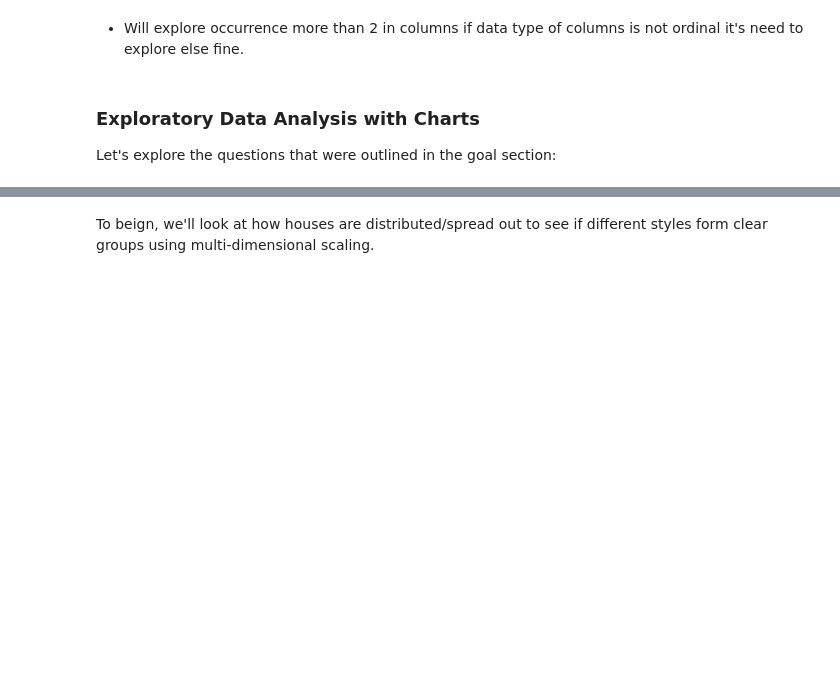
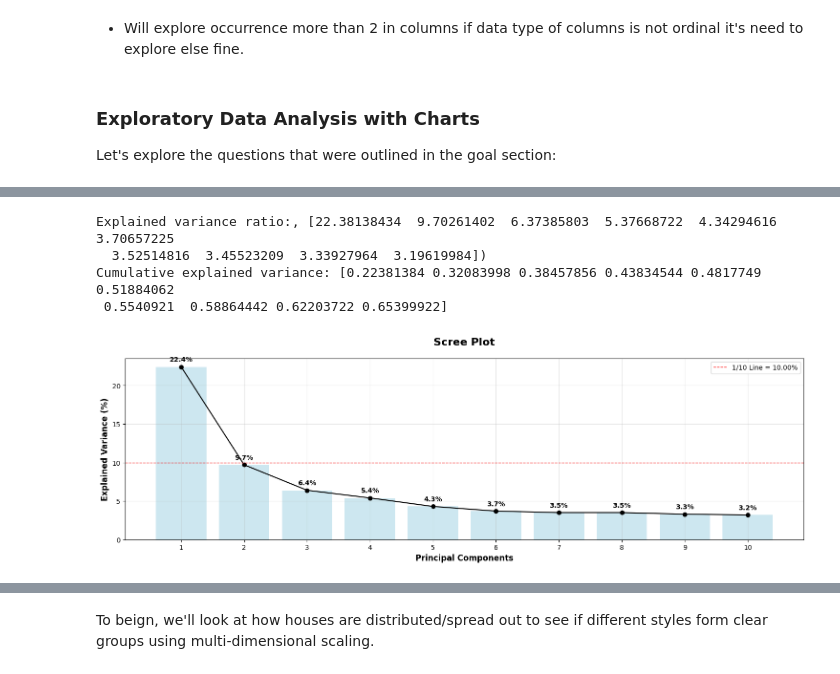
Before and after one commit to annugit1655/Real-Estate-Price-Prediction, a Jupyter notebook: Real-Estate-Price-Prediction/notebooks/EDA-house-part-1.ipynb, the cells around one changed output, grey strips where cells are left out. Drawn from its saved outputs; the diff is of its cells as text; code cells hidden in the pictures; blank space fills up the shorter version.

```diff
--- a/Real-Estate-Price-Prediction/notebooks/EDA-house-part-1.ipynb
+++ b/Real-Estate-Price-Prediction/notebooks/EDA-house-part-1.ipynb
@@ -322,0 +339,58 @@ plt.show()
+# %%
+# Dataset
+X = num_df.copy().fillna(0)
+
+# Step 2: Standardize the data (important for PCA)
+scaler = StandardScaler()
+X_scaled = scaler.fit_transform(X)
+
+# Step 3: Run PCA
+pca = PCA(n_components=10, random_state=42)   # choose number of components you want
+X_pca = pca.fit_transform(X_scaled)
+
+# pca Dataframe
+pc_df = pd.DataFrame({
+    "PC1" : pca.components_[0],
+    "PC2" : pca.components_[1]
+}, index=num_cols)
+
+# Step 4: Check explained variance
+print(f"Explained variance ratio:, {(pca.explained_variance_ratio_)*100})")
+print("Cumulative explained variance:", pca.explained_variance_ratio_.cumsum())
+
+# Visualization
+pc_variance = np.round(pca.explained_variance_ratio_*100, 1)
+
+# 1/10th line (if you have 10 components, adjust denominator accordingly)
+one_tenth_line = 100 / len(pc_variance)
+
+fig, ax = plt.subplots(figsize=(15, 5))
+# Scree plot
+ax.bar(range(1, len(pc_variance)+1), pc_variance, alpha=0.6, color='lightblue')
+# Line plot
+ax.plot(range(1, len(pc_variance)+1), pc_variance, marker='o', color='k')
+
+# plot horizontal 1/6th line
+ax.axhline(y=one_tenth_line, color='red', lw=1, ls='--', label = f"1/{len(pc_variance)} Line = {one_tenth_line:.2f}%")
+
+# Annotate the text
+for i, v in enumerate(pc_variance, start=1):
+    ax.text(i, v+0.5, f"{v}%", ha='center', va='bottom', fontsize=10, color='k', fontweight='bold')
+
+# Format x-axis
+ax.set_xticks(range(1, len(pc_variance)+1))
+# Add label and legend
+ax.set_title("Scree Plot", fontsize=16, fontweight='bold', y=1.05)
+ax.set_xlabel("Principal Components", fontsize=12, fontweight='bold')
+ax.set_ylabel("Explained Variance (%)", fontsize=12, fontweight='bold')
+ax.legend()
+
+plt.grid(True, alpha=0.3)
+plt.tight_layout()
+plt.show()
+# %% [output]
+Explained variance ratio:, [22.38138434  9.70261402  6.37385803  5.37668722  4.34294616  3.70657225
+  3.52514816  3.45523209  3.33927964  3.19619984])
+Cumulative explained variance: [0.22381384 0.32083998 0.38457856 0.43834544 0.4817749  0.51884062
+ 0.5540921  0.58864442 0.62203722 0.65399922]
+[figure, added]
```
Also changed, not shown: parts of 19 cells of this notebook.
